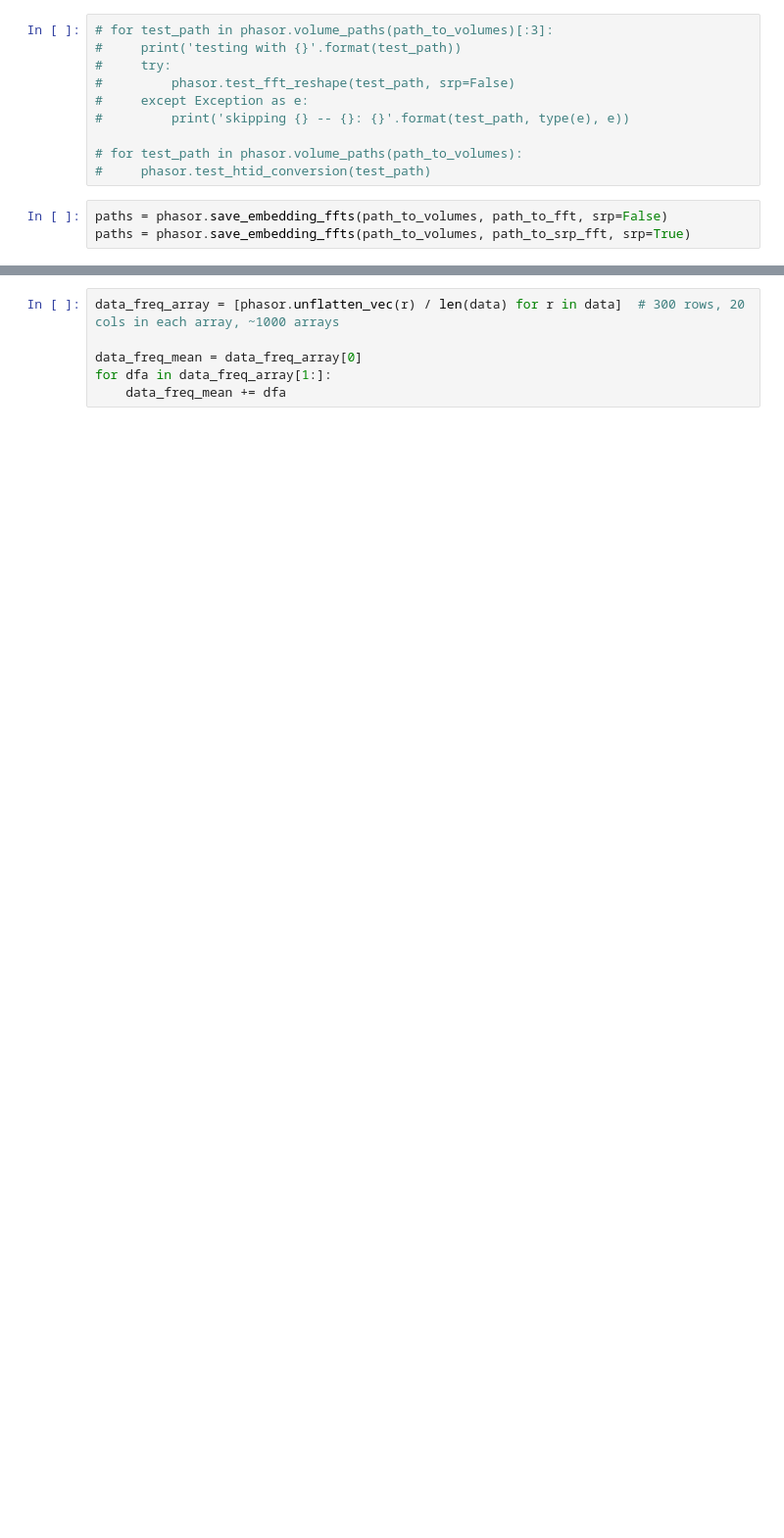
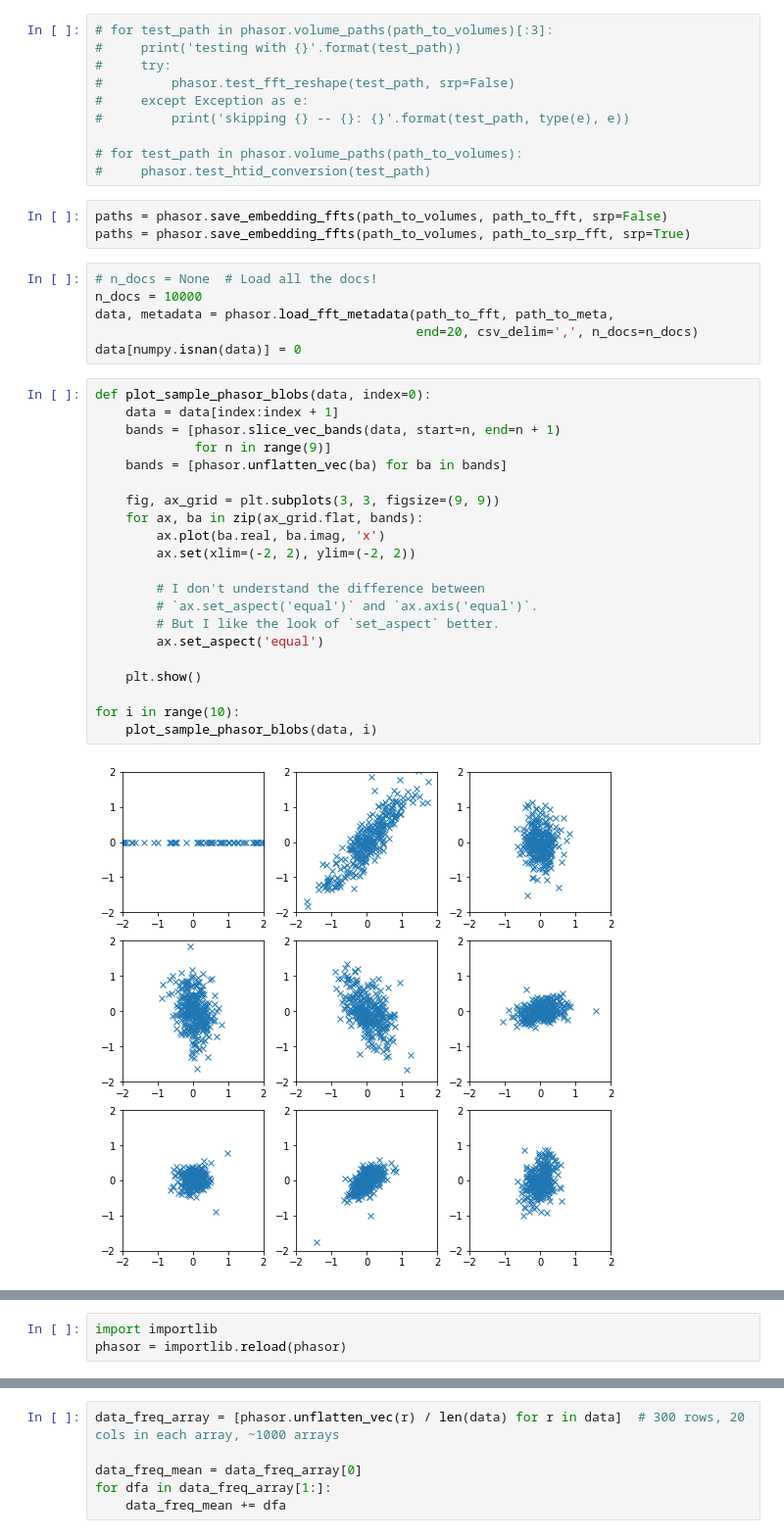
Before and after one commit to senderle/semantic-phasor-demo, a Jupyter notebook: basic-phasor-test.ipynb, the cells around one changed output, grey strips where cells are left out. Shown at 98% size. Drawn from its saved outputs; the diff is of its cells as text; blank space fills up the shorter version.

Commit message:
plot phasor blobs and use new PhasorSignature model for dedupe

```diff
--- a/basic-phasor-test.ipynb
+++ b/basic-phasor-test.ipynb
@@ -62,3 +71,32 @@ test_paths = ('../ht-open-test-data/fiction_998/',
 # %%
 paths = phasor.save_embedding_ffts(path_to_volumes, path_to_fft, srp=False)
 paths = phasor.save_embedding_ffts(path_to_volumes, path_to_srp_fft, srp=True)
+# %%
+# n_docs = None  # Load all the docs!
+n_docs = 10000
+data, metadata = phasor.load_fft_metadata(path_to_fft, path_to_meta,
+                                          end=20, csv_delim=',', n_docs=n_docs)
+data[numpy.isnan(data)] = 0
+# %%
+def plot_sample_phasor_blobs(data, index=0):
+    data = data[index:index + 1]
+    bands = [phasor.slice_vec_bands(data, start=n, end=n + 1)
+             for n in range(9)]
+    bands = [phasor.unflatten_vec(ba) for ba in bands]
+
+    fig, ax_grid = plt.subplots(3, 3, figsize=(9, 9))
+    for ax, ba in zip(ax_grid.flat, bands):
+        ax.plot(ba.real, ba.imag, 'x')
+        ax.set(xlim=(-2, 2), ylim=(-2, 2))
+
+        # I don't understand the difference between
+        # `ax.set_aspect('equal')` and `ax.axis('equal')`.
+        # But I like the look of `set_aspect` better.
+        ax.set_aspect('equal')
+
+    plt.show()
+
+for i in range(10):
+    plot_sample_phasor_blobs(data, i)
+# %% [output]
+[figure, added]
@@ -64,0 +112,3 @@ paths = phasor.save_embedding_ffts(path_to_volumes, path_to_srp_fft, srp=True)
+# %%
+import importlib
+phasor = importlib.reload(phasor)
```
Also changed, not shown: parts of 12 cells of this notebook.
